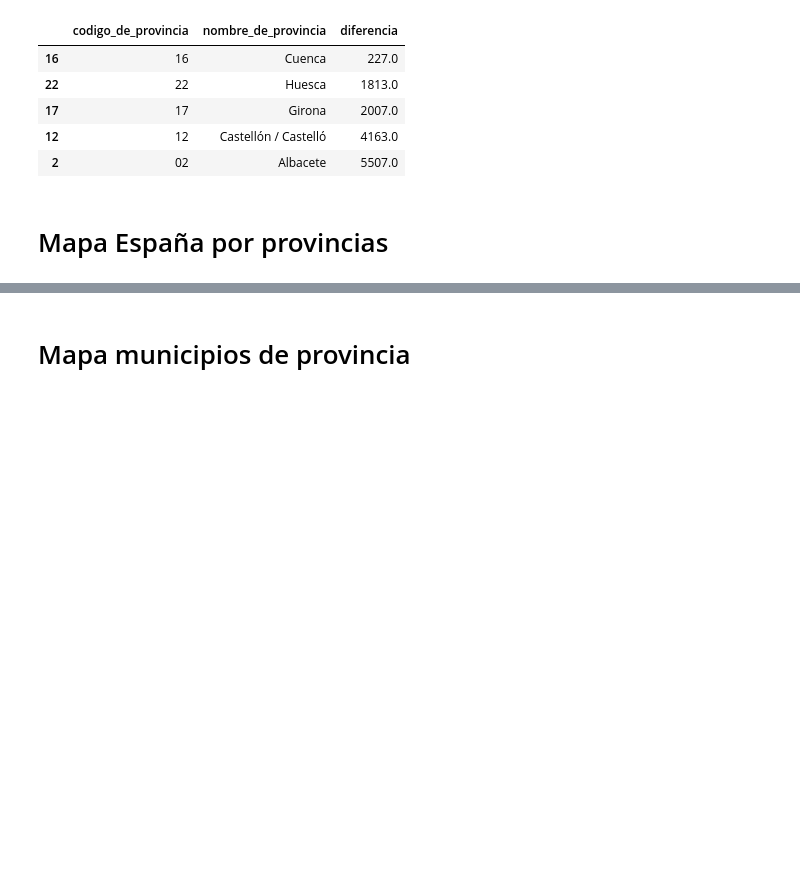
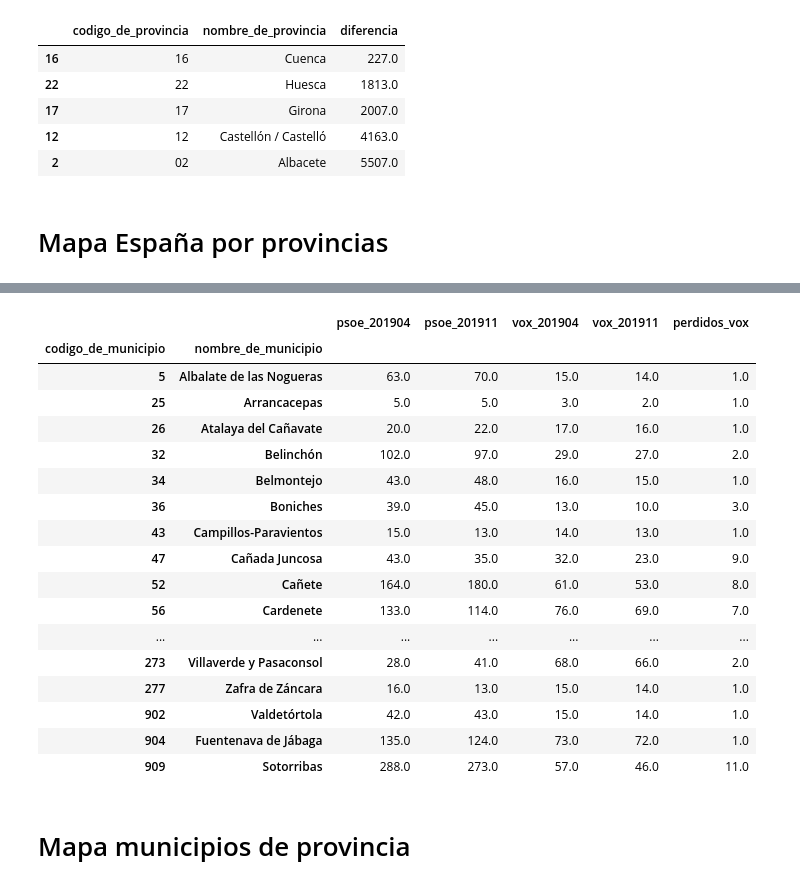
Before and after one commit to Morante-tech/PoliticAI, a Jupyter notebook: privado-articulos/notebooks/region_influyente.ipynb, the cells around one changed output, grey strips where cells are left out. Saved outputs shown, nothing was run; the diff lists cells and outputs as text; code cells hidden in the pictures; blank space fills up the shorter version.

```diff
--- a/privado-articulos/notebooks/region_influyente.ipynb
+++ b/privado-articulos/notebooks/region_influyente.ipynb
@@ -205,0 +208,6 @@ fig_map_frozen.show()
+# %%
+COD_PROV = 16
+df_municipios_provincia = df_elecciones_municipio[df_elecciones_municipio["codigo_de_provincia"] == COD_PROV]
+df_municipios_provincia = df_municipios_provincia[df_municipios_provincia["yearmonth"].isin(["201904", "201911"])]
+print(df_municipios_provincia.shape)
+df_municipios_provincia.head()
@@ -206,3 +238,30 @@ fig_map_frozen.show()
+# %%
+df_muni_prov_pivot = (df_municipios_provincia[["yearmonth", "codigo_de_municipio","nombre_de_municipio", "psoe", "vox"]]
+ .pivot(index=["codigo_de_municipio","nombre_de_municipio"], columns='yearmonth', values=["psoe", "vox"]))
+
+df_muni_prov_pivot.columns = ['_'.join([str(x) for x in col]).strip() for col in df_muni_prov_pivot.columns.values]
+df_muni_prov_pivot["perdidos_vox"] = df_muni_prov_pivot["vox_201904"] - df_muni_prov_pivot["vox_201911"]
+df_muni_prov_pivot = df_muni_prov_pivot[df_muni_prov_pivot["perdidos_vox"] > 0]
+df_muni_prov_pivot
+# %% [output]
+|  |  | psoe_201904 | psoe_201911 | vox_201904 | vox_201911 | perdidos_vox |
+| codigo_de_municipio | nombre_de_municipio |  |  |  |  |  |
+| 5 | Albalate de las Nogueras | 63.0 | 70.0 | 15.0 | 14.0 | 1.0 |
+| 25 | Arrancacepas | 5.0 | 5.0 | 3.0 | 2.0 | 1.0 |
+| 26 | Atalaya del Cañavate | 20.0 | 22.0 | 17.0 | 16.0 | 1.0 |
+| 32 | Belinchón | 102.0 | 97.0 | 29.0 | 27.0 | 2.0 |
+| 34 | Belmontejo | 43.0 | 48.0 | 16.0 | 15.0 | 1.0 |
+| 36 | Boniches | 39.0 | 45.0 | 13.0 | 10.0 | 3.0 |
+| 43 | Campillos-Paravientos | 15.0 | 13.0 | 14.0 | 13.0 | 1.0 |
+| 47 | Cañada Juncosa | 43.0 | 35.0 | 32.0 | 23.0 | 9.0 |
+| 52 | Cañete | 164.0 | 180.0 | 61.0 | 53.0 | 8.0 |
+| 56 | Cardenete | 133.0 | 114.0 | 76.0 | 69.0 | 7.0 |
+| ... | ... | ... | ... | ... | ... | ... |
+| 273 | Villaverde y Pasaconsol | 28.0 | 41.0 | 68.0 | 66.0 | 2.0 |
+| 277 | Zafra de Záncara | 16.0 | 13.0 | 15.0 | 14.0 | 1.0 |
+| 902 | Valdetórtola | 42.0 | 43.0 | 15.0 | 14.0 | 1.0 |
+| 904 | Fuentenava de Jábaga | 135.0 | 124.0 | 73.0 | 72.0 | 1.0 |
+| 909 | Sotorribas | 288.0 | 273.0 | 57.0 | 46.0 | 11.0 |
 # %% [markdown]
 # Mapa municipios de provincia
 # %% [markdown]
```
Also changed, not shown: parts of 6 cells of this notebook.
